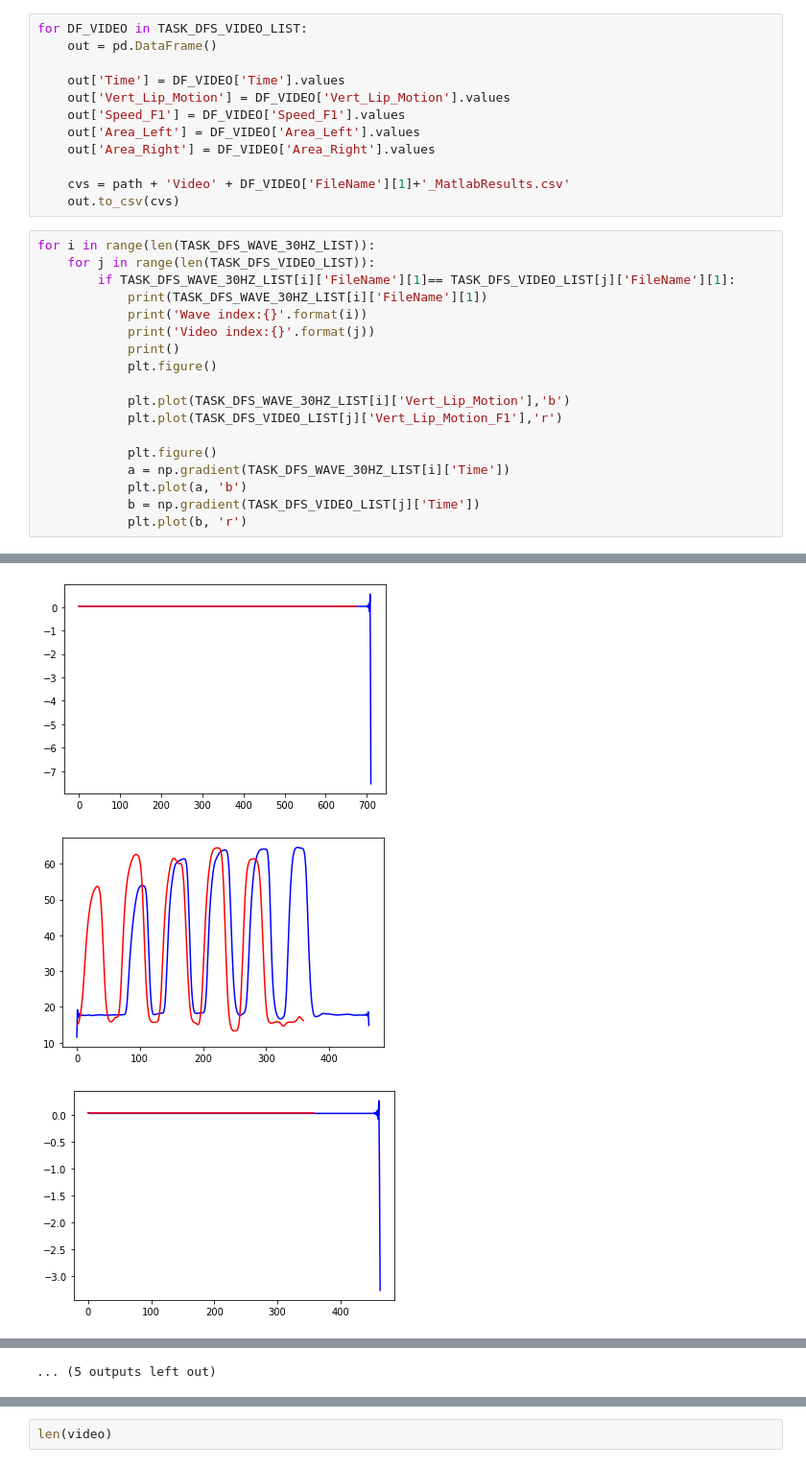
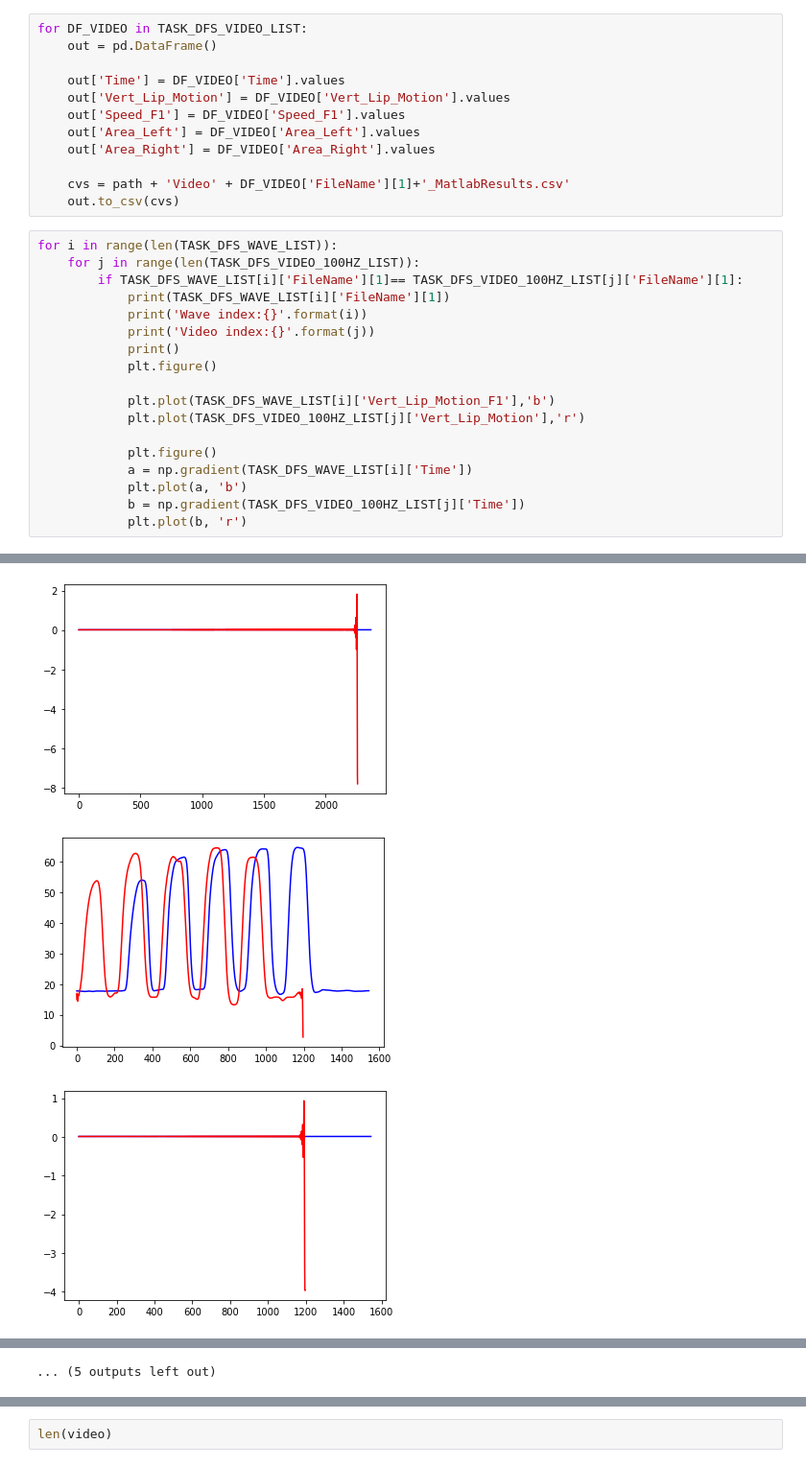
Before and after one commit to denizjafari/ValidationStudy, a Jupyter notebook: TimeSeriesAnalysis-MultipleConditions.ipynb, the cells around one changed output, grey strips where cells are left out. Shown at 96% size. Drawn from its saved outputs; the diff is of its cells as text.

```diff
--- a/TimeSeriesAnalysis-MultipleConditions.ipynb
+++ b/TimeSeriesAnalysis-MultipleConditions.ipynb
@@ -411,22 +428,22 @@ for DF_VIDEO in TASK_DFS_VIDEO_LIST:
     cvs = path + 'Video' + DF_VIDEO['FileName'][1]+'_MatlabResults.csv'
     out.to_csv(cvs)
 # %%
-for i in range(len(TASK_DFS_WAVE_30HZ_LIST)):
-    for j in range(len(TASK_DFS_VIDEO_LIST)):
-        if TASK_DFS_WAVE_30HZ_LIST[i]['FileName'][1]== TASK_DFS_VIDEO_LIST[j]['FileName'][1]:
-            print(TASK_DFS_WAVE_30HZ_LIST[i]['FileName'][1])
+for i in range(len(TASK_DFS_WAVE_LIST)):
+    for j in range(len(TASK_DFS_VIDEO_100HZ_LIST)):
+        if TASK_DFS_WAVE_LIST[i]['FileName'][1]== TASK_DFS_VIDEO_100HZ_LIST[j]['FileName'][1]:
+            print(TASK_DFS_WAVE_LIST[i]['FileName'][1])
             print('Wave index:{}'.format(i))
             print('Video index:{}'.format(j))
             print()
             plt.figure()
 
-            plt.plot(TASK_DFS_WAVE_30HZ_LIST[i]['Vert_Lip_Motion'],'b')
-            plt.plot(TASK_DFS_VIDEO_LIST[j]['Vert_Lip_Motion_F1'],'r')
+            plt.plot(TASK_DFS_WAVE_LIST[i]['Vert_Lip_Motion_F1'],'b')
+            plt.plot(TASK_DFS_VIDEO_100HZ_LIST[j]['Vert_Lip_Motion'],'r')
 
             plt.figure()
-            a = np.gradient(TASK_DFS_WAVE_30HZ_LIST[i]['Time'])
+            a = np.gradient(TASK_DFS_WAVE_LIST[i]['Time'])
             plt.plot(a, 'b')
-            b = np.gradient(TASK_DFS_VIDEO_LIST[j]['Time'])
+            b = np.gradient(TASK_DFS_VIDEO_100HZ_LIST[j]['Time'])
             plt.plot(b, 'r')
 # %% [output]
 OPEN_HOLD
@@ -452,3 +469,3 @@ Video index:3
-[figure, old version]
+[figure, new version]
-[figure, old version]
+[figure, new version]
-[figure, old version]
+[figure, new version]
```
Also changed, not shown: parts of 24 cells of this notebook.
